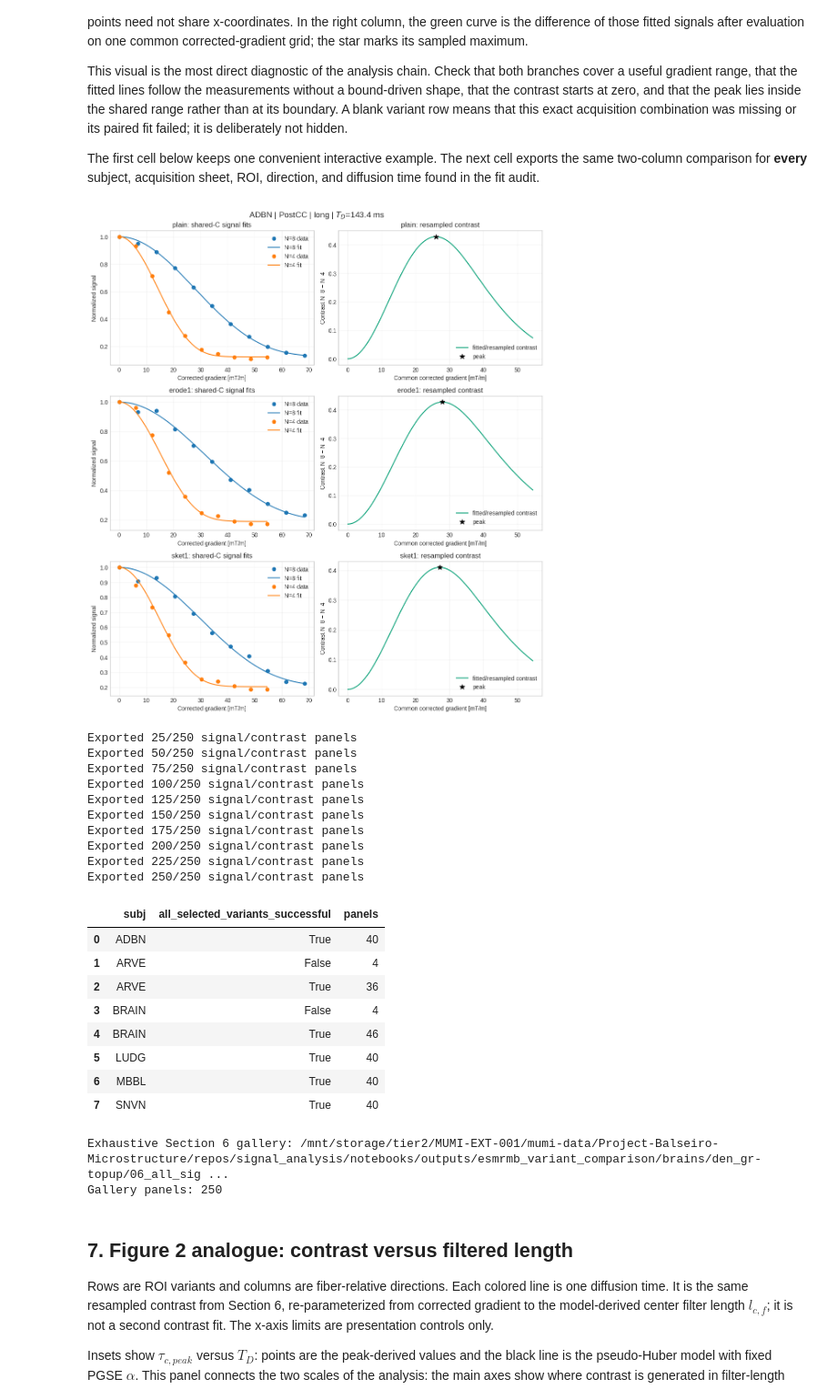
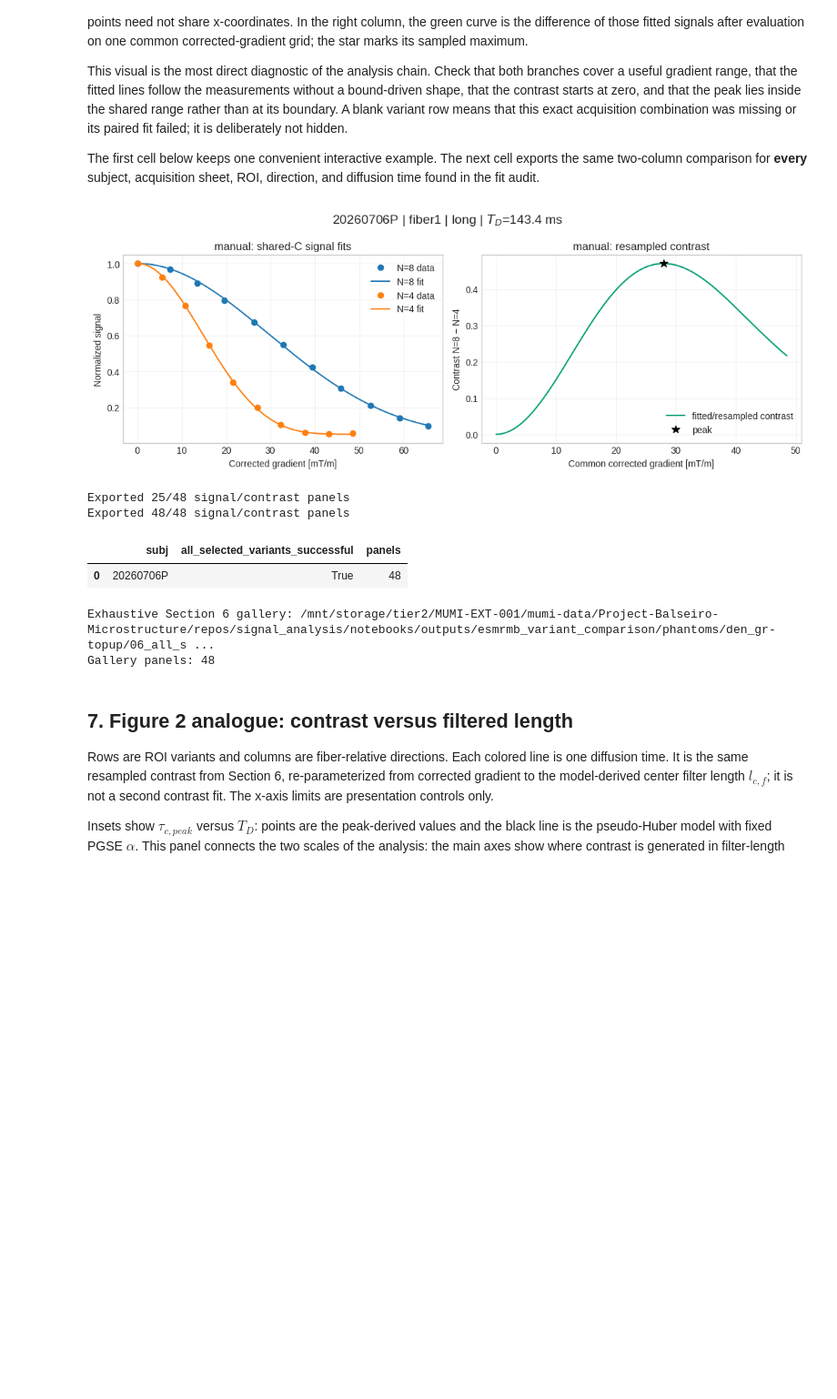
Before and after one commit to ignaciolembo7/signal_analysis, a Jupyter notebook: notebooks/esmrmb_variant_comparison.ipynb, the cells around one changed output. Shown at 91% size. Cells and saved outputs as stored; diff of their text form; code cells hidden in the pictures; blank space fills up the shorter version.

Commit message:
Extend ESMRMB phantom and brain comparison

```diff
--- a/notebooks/esmrmb_variant_comparison.ipynb
+++ b/notebooks/esmrmb_variant_comparison.ipynb
@@ -205,12 +245,32 @@ Selected variants: ['plain', 'erode1', 'sket1']
 # %%
 masters = load_masters(runs, selected_variants)
-alpha_raw = load_alpha_summaries(runs, selected_variants)
+alpha_raw = load_alpha_summaries(
+    runs, selected_variants, reference_d0_m2_ms=D0_REFERENCE_M2_MS
+)
+
+# Filter complete tables, not only the example plot. Fail early on misspelled values.
+for column, requested in [('subj', SELECTED_SUBJECTS), ('sheet', SELECTED_SHEETS)]:
+    if requested is None:
+        continue
+    available = sorted(masters[column].dropna().astype(str).unique())
+    missing = sorted(set(requested) - set(available))
+    if missing:
+        raise ValueError(
+            f'{column} selection {missing} is unavailable for DATASET={DATASET!r}, '
+            f'DWI_LEVEL={DWI_LEVEL!r}. Available values: {available}'
+        )
+    masters = masters[masters[column].astype(str).isin(requested)].copy()
+    if column in alpha_raw.columns:
+        alpha_raw = alpha_raw[alpha_raw[column].astype(str).isin(requested)].copy()
 alpha_subject = aggregate_alpha(alpha_raw)
 
 # Resolve analysis dimensions from the profile and the loaded master table.
 rotated = masters.loc[masters['row_kind'].eq('signal_rotated')].copy()
+available_subjects = sorted(rotated['subj'].dropna().astype(str).unique())
+available_sheets = sorted(rotated['sheet'].dropna().astype(str).unique())
 available_rois = sorted(rotated['roi'].dropna().astype(str).unique())
 available_directions = sorted(rotated['direction'].dropna().astype(str).unique())
+available_td_ms = sorted(pd.to_numeric(rotated['td_ms'], errors='coerce').dropna().unique())
 requested_rois = ROI_OVERRIDE if ROI_OVERRIDE is not None else PROFILE['rois']
 requested_directions = (
     DIRECTION_OVERRIDE if DIRECTION_OVERRIDE is not None else PROFILE['directions']
@@ -230,7 +290,11 @@ if not analysis_rois or not analysis_directions:
         f'No usable dimensions. Available ROIs={available_rois}; directions={available_directions}.'
     )
 
-EXAMPLE_SUBJECT = EXAMPLE_SUBJECT_OVERRIDE or PROFILE['example_subject']
+EXAMPLE_SUBJECT = (
+    EXAMPLE_SUBJECT_OVERRIDE
+    or (SELECTED_SUBJECTS[0] if SELECTED_SUBJECTS is not None and len(SELECTED_SUBJECTS) == 1 else None)
+    or PROFILE['example_subject']
+)
 EXAMPLE_ROI = EXAMPLE_ROI_OVERRIDE or PROFILE['example_roi']
 EXAMPLE_DIRECTION = (
     EXAMPLE_DIRECTION_OVERRIDE or PROFILE['example_direction']
@@ -244,8 +308,11 @@ coverage, missing_rows = compare_with_reference(
 )
 display(qc)
 display(coverage)
+print('Subjects:', available_subjects)
+print('Sheets:', available_sheets)
 print('Analysis ROIs:', analysis_rois)
 print('Analysis directions:', analysis_directions)
+print('Diffusion times [ms]:', available_td_ms)
 print(
     'Requested example:',
     EXAMPLE_SUBJECT or 'auto',
@@ -359,11 +409,14 @@ contrasts, contrast_fits = build_resampled_contrasts(
     n_low=N_LOW,
     directions=analysis_directions,
     rois=analysis_rois,
+    gradient_column=GRADIENT_COLUMN,
     apply_gradient_correction=APPLY_GRADIENT_CORRECTION,
     tc_bounds_ms=SIGNAL_TC_BOUNDS_MS,
     rician_c_bounds=RICIAN_C_BOUNDS,
     grid_size=RESAMPLE_GRID_SIZE,
+    tc_mode=SIGNAL_TC_MODE,
 )
+contrast_shape = summarize_contrast_shape(contrasts)
 
 contrast_fit_qc = (
     contrast_fits.groupby(['variant', 'ok'], as_index=False)
@@ -522,55 +565,42 @@ figure_1b = plot_signal_contrast_example(
     td_ms=EXAMPLE_TD_MS,
     n_high=N_HIGH,
     n_low=N_LOW,
+    gradient_column=GRADIENT_COLUMN,
     output_path=OUTPUT_DIR / '01_signal_and_contrast.png' if SAVE_OUTPUTS else None,
 )
 plt.show()
 
 all_panel_manifest = pd.DataFrame()
 if SAVE_OUTPUTS and EXPORT_ALL_SIGNAL_CONTRAST_PANELS:
     all_panel_dir = OUTPUT_DIR / '06_all_signal_contrast_panels'
     all_panel_manifest = export_all_signal_contrast_panels(
         masters,
         contrasts,
         contrast_fits,
         variants=selected_variants,
         output_dir=all_panel_dir,
         n_high=N_HIGH,
         n_low=N_LOW,
+        gradient_column=GRADIENT_COLUMN,
         dpi=BATCH_PANEL_DPI,
         progress_every=BATCH_PROGRESS_EVERY,
         clean_output=CLEAN_BATCH_PANEL_DIR,
     )
     display(
         all_panel_manifest.groupby(
             ['subj', 'all_selected_variants_successful'], as_index=False
         ).size().rename(columns={'size': 'panels'})
     )
     print(f'Exhaustive Section 6 gallery: {all_panel_dir}')
     print(f'Gallery panels: {len(all_panel_manifest):,}')
 # %% [output]
-[figure, old version]
+[figure, new version]
-Exported 25/250 signal/contrast panels
-Exported 50/250 signal/contrast panels
-Exported 75/250 signal/contrast panels
-Exported 100/250 signal/contrast panels
-Exported 125/250 signal/contrast panels
-Exported 150/250 signal/contrast panels
-Exported 175/250 signal/contrast panels
-Exported 200/250 signal/contrast panels
-Exported 225/250 signal/contrast panels
-Exported 250/250 signal/contrast panels
+Exported 25/48 signal/contrast panels
+Exported 48/48 signal/contrast panels
 |  | subj | all_selected_variants_successful | panels |
-| 0 | ADBN | True | 40 |
-| 1 | ARVE | False | 4 |
-| 2 | ARVE | True | 36 |
-| 3 | BRAIN | False | 4 |
-| 4 | BRAIN | True | 46 |
-| 5 | LUDG | True | 40 |
-| 6 | MBBL | True | 40 |
-| 7 | SNVN | True | 40 |
+| 0 | 20260706P | True | 48 |
-Exhaustive Section 6 gallery: /mnt/storage/tier2/MUMI-EXT-001/mumi-data/Project-Balseiro-Microstructure/repos/signal_analysis/notebooks/outputs/esmrmb_variant_comparison/brains/den_gr-topup/06_all_sig ...
-Gallery panels: 250
+Exhaustive Section 6 gallery: /mnt/storage/tier2/MUMI-EXT-001/mumi-data/Project-Balseiro-Microstructure/repos/signal_analysis/notebooks/outputs/esmrmb_variant_comparison/phantoms/den_gr-topup/06_all_s ...
+Gallery panels: 48
 # %% [markdown]
 ## 7. Figure 2 analogue: contrast versus filtered length
 
```
Also changed, not shown: parts of 24 cells of this notebook, 19 other files.
